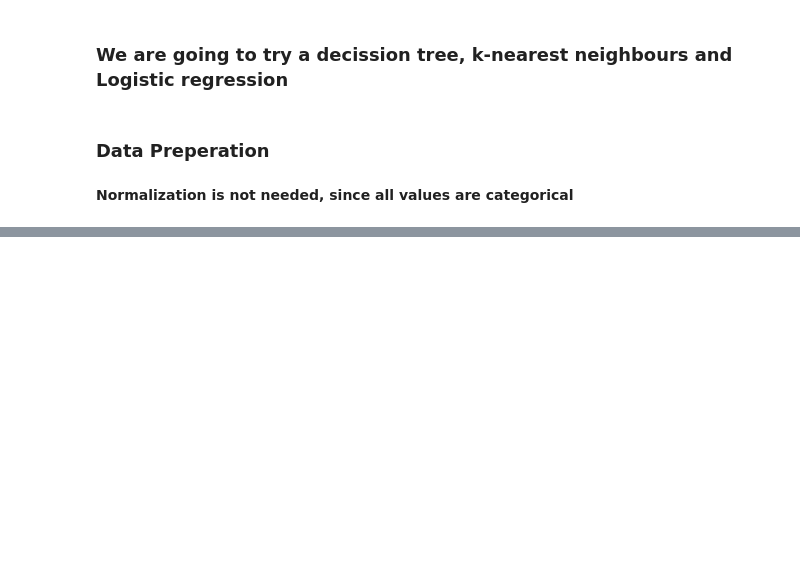
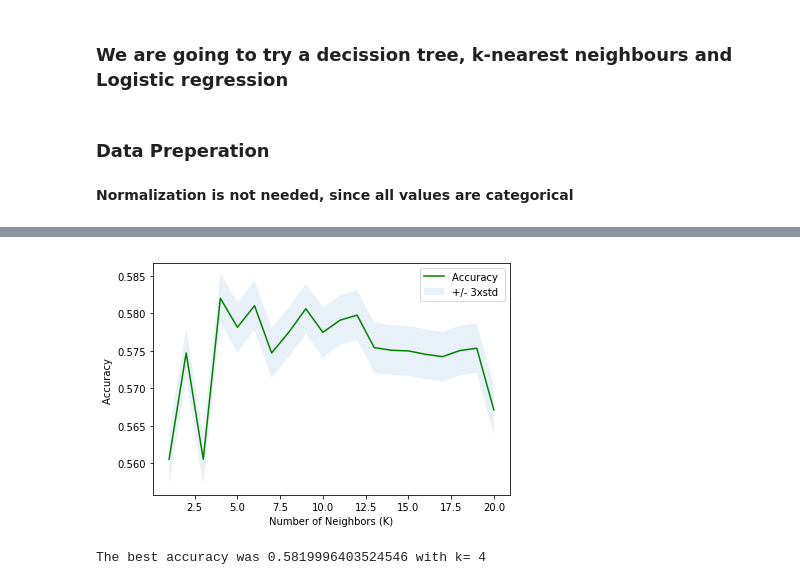
Before and after one commit to ChristianPoepsel/IBM_DataScience_Capstone_Project, a Jupyter notebook: Data Science Capstone Final Version.ipynb, the cells around one changed output, grey strips where cells are left out. Cells and saved outputs as stored; diff of their text form; code cells hidden in the pictures; blank space fills up the shorter version.

```diff
--- a/Data Science Capstone Final Version.ipynb
+++ b/Data Science Capstone Final Version.ipynb
@@ -177,0 +458,2 @@ for (columnName, columnData) in df_col_type2.iteritems():
+# %%
+X = np.asarray(df_col_bal.drop(columns='SEVERITYCODE', axis = 1))
@@ -177,0 +483,2 @@ for (columnName, columnData) in df_col_type2.iteritems():
+# %%
+Y = np.asarray(df_col_bal['SEVERITYCODE'])
@@ -177,0 +489,4 @@ for (columnName, columnData) in df_col_type2.iteritems():
+# %%
+from sklearn.model_selection import train_test_split
+
+X_train, X_test, y_train, y_test = train_test_split(X, Y, test_size=0.2, random_state=4)
@@ -177,0 +522,19 @@ for (columnName, columnData) in df_col_type2.iteritems():
+# %%
+# test for different numbers of nearest neightbours from 1 to 20:
+Ks = 21
+mean_acc = np.zeros((Ks-1))
+std_acc = np.zeros((Ks-1))
+#ConfustionMx = [];
+for n in range(1,Ks):
+
+    #Train Model and Predict
+    neigh = KNeighborsClassifier(n_neighbors = n).fit(X_train,y_train)
+    yhat_knn=neigh.predict(X_test)
+    mean_acc[n-1] = metrics.accuracy_score(y_test, yhat_knn)
+
+
+    std_acc[n-1]=np.std(yhat_knn==y_test)/np.sqrt(yhat_knn.shape[0])
+
+    print(f'Accuracy-score for {n} nearest neighbors is {accuracy_score(y_test,yhat_knn)}')
+    print(f'{classification_report(y_test,yhat_knn)} \n \n \n \n')
+#mean_acc
@@ -177,0 +559,14 @@ for (columnName, columnData) in df_col_type2.iteritems():
+# %%
+plt.plot(range(1,Ks),mean_acc,'g')
+plt.fill_between(range(1,Ks),mean_acc - 1 * std_acc,mean_acc + 1 * std_acc, alpha=0.10)
+plt.legend(('Accuracy ', '+/- 3xstd'))
+plt.ylabel('Accuracy ')
+plt.xlabel('Number of Neighbors (K)')
+plt.tight_layout()
+plt.show()
+# %% [output]
+[figure, added]
+# %%
+print( "The best accuracy was", mean_acc.max(), "with k=", mean_acc.argmax()+1)
+# %% [output]
+The best accuracy was 0.5819996403524546 with k= 4
```
Also changed, not shown: parts of 57 cells of this notebook.
